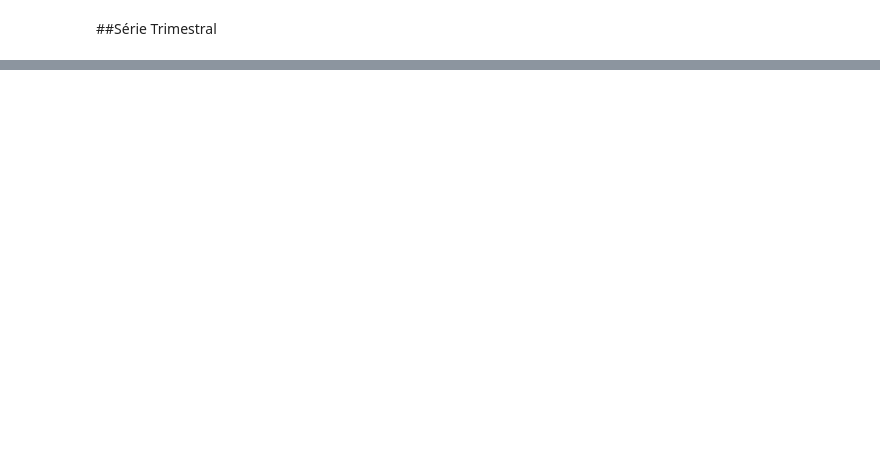
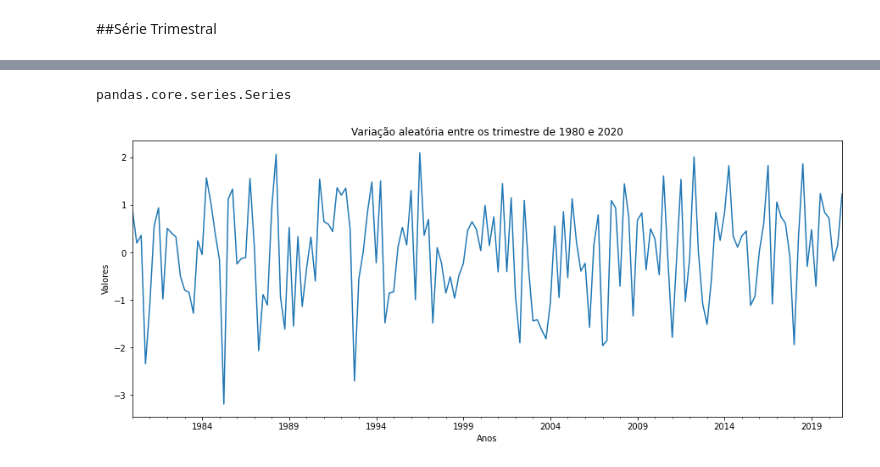
Before and after one commit to Marcus-V-Freitas/Series_Temporais_Aleatorias_Normalizadas, a Jupyter notebook: Séries_Temporais_Aleatórias_Com_Distribuição_Normal.ipynb, the cells around one changed output, grey strips where cells are left out. Drawn from its saved outputs; the diff is of its cells as text; code cells hidden in the pictures; blank space fills up the shorter version.

```diff
--- a/Séries_Temporais_Aleatórias_Com_Distribuição_Normal.ipynb
+++ b/Séries_Temporais_Aleatórias_Com_Distribuição_Normal.ipynb
@@ -331,0 +433,4 @@ p-value: 0.9612157940864563
+# %%
+np.random.seed(20)
+dados4 = np.random.normal(0, 1, 164)
+dados4
@@ -331,0 +455,3 @@ p-value: 0.9612157940864563
+# %%
+dados4 = pd.DataFrame(dados4, columns=['valores'])
+dados4.head()
@@ -331,0 +474,3 @@ p-value: 0.9612157940864563
+# %%
+indice4 = pd.date_range('1980-01', periods=len(dados4), freq='3M')
+indice4
@@ -331,0 +486,14 @@ p-value: 0.9612157940864563
+# %%
+serie4 = pd.Series(dados4['valores'].values, index=indice4)
+# %%
+type(serie4)
+# %% [output]
+pandas.core.series.Series
+# %%
+serie4.plot()
+plt.xlabel('Anos')
+plt.ylabel('Valores')
+plt.title('Variação aleatória entre os trimestre de 1980 e 2020')
+plt.show()
+# %% [output]
+[figure, added]
```
Also changed, not shown: parts of 22 cells of this notebook.
